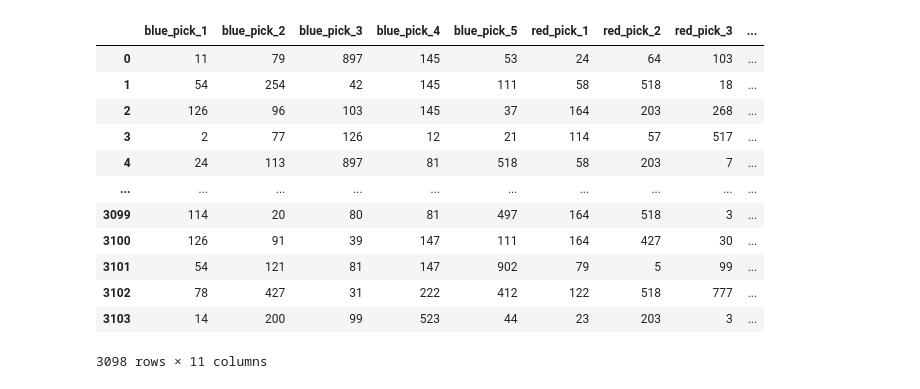
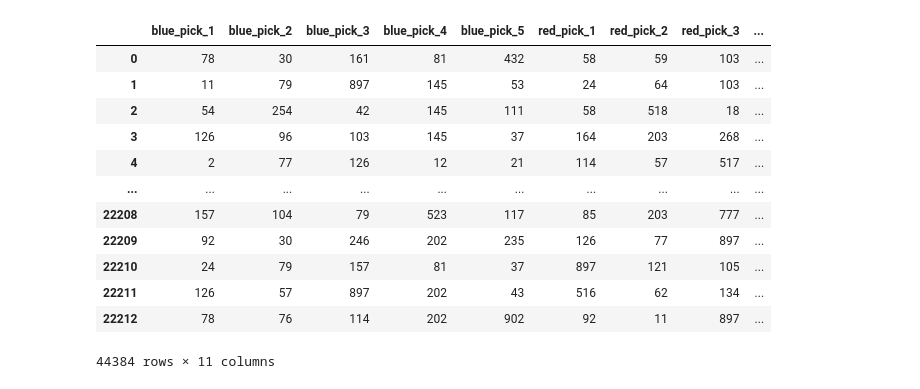
Before and after one commit to EricYou2/LeagueofDrafts, a Jupyter notebook: Something.ipynb, the cells around one changed output. Cells and saved outputs as stored; diff of their text form; code cells hidden in the pictures.

```diff
--- a/Something.ipynb
+++ b/Something.ipynb
@@ -28,0 +44,5 @@ df = df[df["win"] != -1]
+# %%
+swapped_df = df.copy()
+# %%
+swapped_df['win'] = swapped_df['win'].apply(lambda x: 1 - x)
+swapped_df
@@ -28,0 +80,3 @@ df = df[df["win"] != -1]
+# %%
+processed_df = pd.concat([df, swapped_df], axis=0)
+processed_df
@@ -29,19 +97,19 @@ df = df[df["win"] != -1]
 # %%
-df
+processed_df
 # %% [output]
 |  | blue_pick_1 | blue_pick_2 | blue_pick_3 | blue_pick_4 | blue_pick_5 | red_pick_1 | red_pick_2 | red_pick_3 | ... |
-| 0 | 11 | 79 | 897 | 145 | 53 | 24 | 64 | 103 | ... |
-| 1 | 54 | 254 | 42 | 145 | 111 | 58 | 518 | 18 | ... |
-| 2 | 126 | 96 | 103 | 145 | 37 | 164 | 203 | 268 | ... |
-| 3 | 2 | 77 | 126 | 12 | 21 | 114 | 57 | 517 | ... |
-| 4 | 24 | 113 | 897 | 81 | 518 | 58 | 203 | 7 | ... |
+| 0 | 78 | 30 | 161 | 81 | 432 | 58 | 59 | 103 | ... |
+| 1 | 11 | 79 | 897 | 145 | 53 | 24 | 64 | 103 | ... |
+| 2 | 54 | 254 | 42 | 145 | 111 | 58 | 518 | 18 | ... |
+| 3 | 126 | 96 | 103 | 145 | 37 | 164 | 203 | 268 | ... |
+| 4 | 2 | 77 | 126 | 12 | 21 | 114 | 57 | 517 | ... |
 | ... | ... | ... | ... | ... | ... | ... | ... | ... | ... |
-| 3099 | 114 | 20 | 80 | 81 | 497 | 164 | 518 | 3 | ... |
-| 3100 | 126 | 91 | 39 | 147 | 111 | 164 | 427 | 30 | ... |
-| 3101 | 54 | 121 | 81 | 147 | 902 | 79 | 5 | 99 | ... |
-| 3102 | 78 | 427 | 31 | 222 | 412 | 122 | 518 | 777 | ... |
-| 3103 | 14 | 200 | 99 | 523 | 44 | 23 | 203 | 3 | ... |
+| 22208 | 157 | 104 | 79 | 523 | 117 | 85 | 203 | 777 | ... |
+| 22209 | 92 | 30 | 246 | 202 | 235 | 126 | 77 | 897 | ... |
+| 22210 | 24 | 79 | 157 | 81 | 37 | 897 | 121 | 105 | ... |
+| 22211 | 126 | 57 | 897 | 202 | 43 | 516 | 62 | 134 | ... |
+| 22212 | 78 | 76 | 114 | 202 | 902 | 92 | 11 | 897 | ... |
-3098 rows × 11 columns
+44384 rows × 11 columns
 # %%
 X = df.drop(['win'], axis = 1)
 y = df['win']
```
Also changed, not shown: parts of 18 cells of this notebook, 12 other files.
